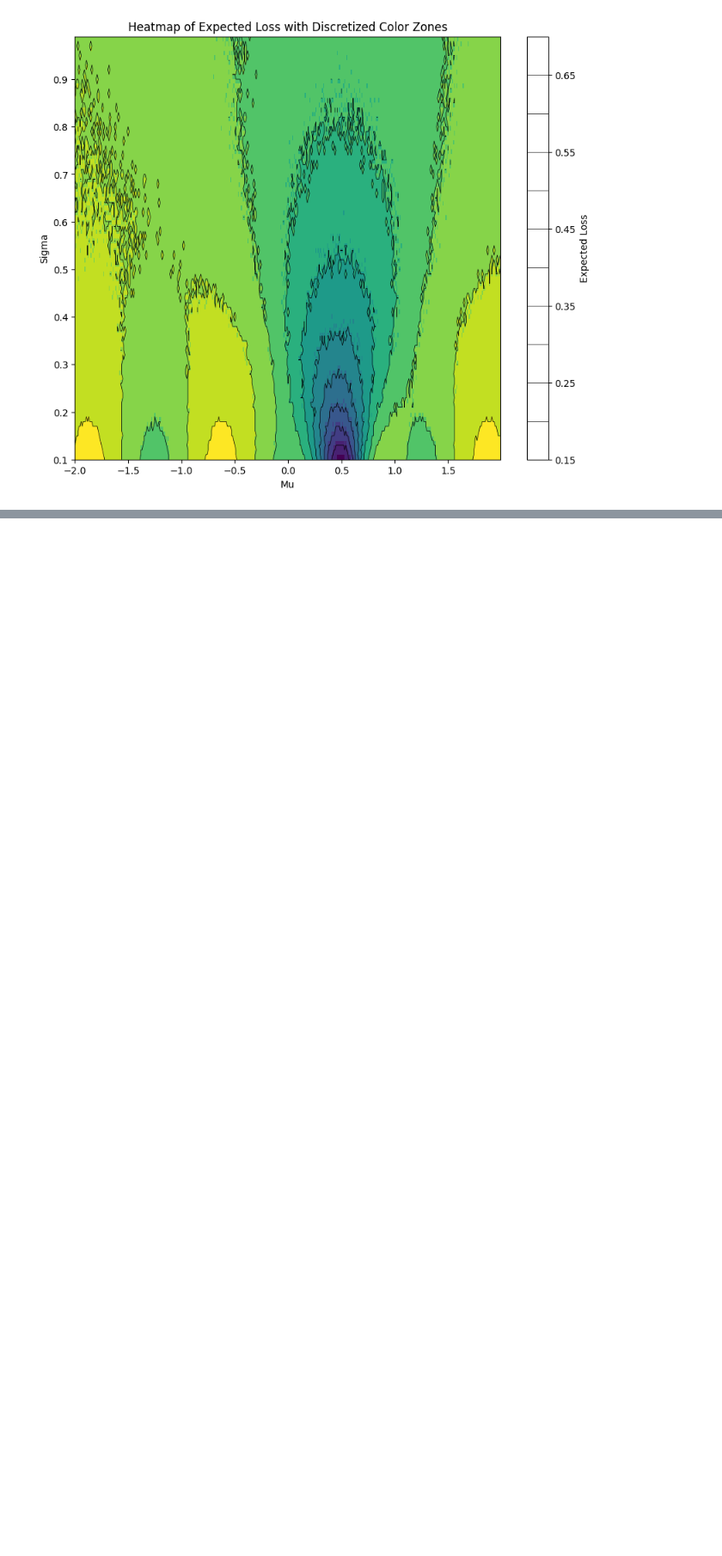
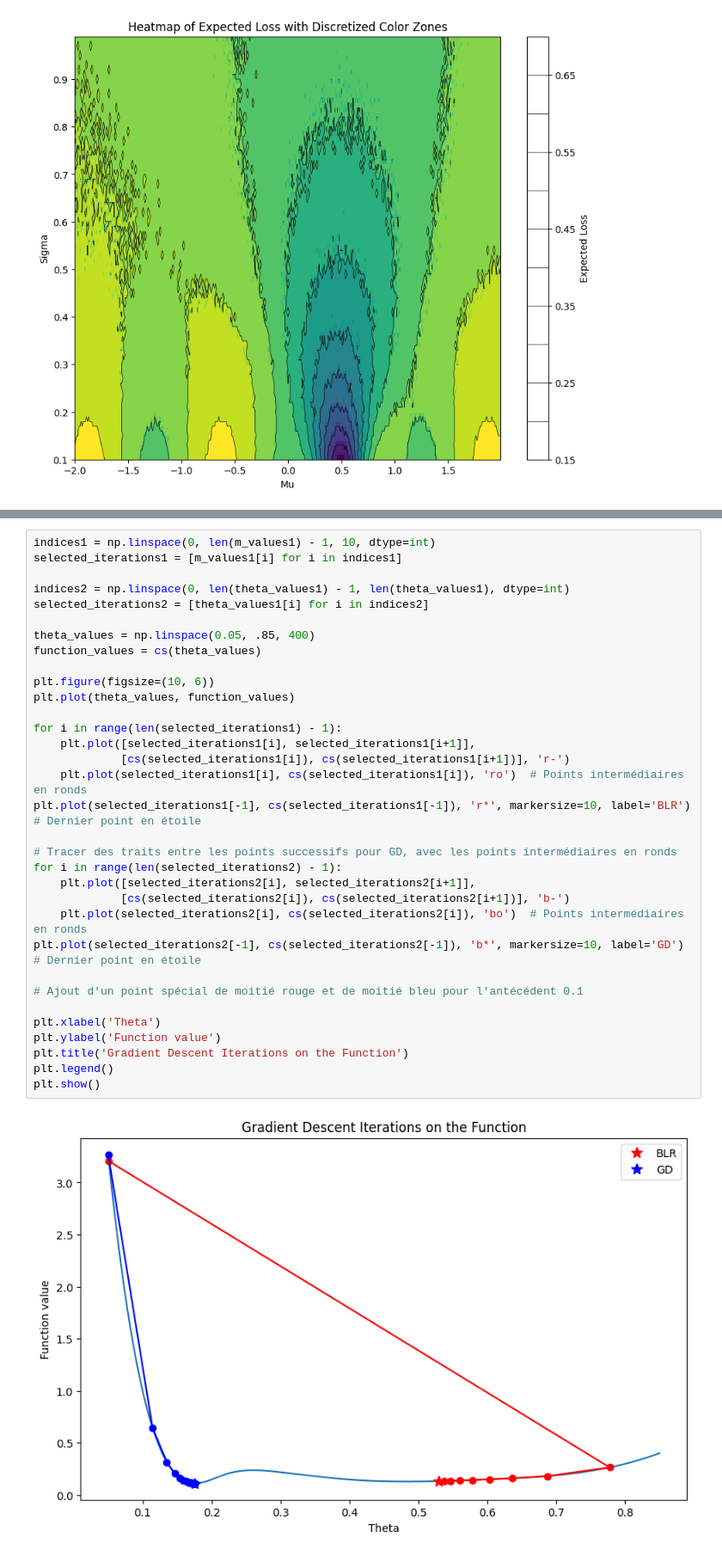
Before and after one commit to HipPilchen/bayesian_learning_rule, a Jupyter notebook: flat_regions.ipynb, the cells around one changed output, grey strips where cells are left out. Shown: that part at 86% size. Saved outputs shown, nothing was run; the diff lists cells and outputs as text; blank space fills up the shorter version.

```diff
--- a/flat_regions.ipynb
+++ b/flat_regions.ipynb
@@ -64,0 +153,35 @@ plot_loss_landscape_heatmap((-2, 2, 0.01), (0.1, 1, 0.01), custom_loss_function_
+# %%
+indices1 = np.linspace(0, len(m_values1) - 1, 10, dtype=int)
+selected_iterations1 = [m_values1[i] for i in indices1]
+
+indices2 = np.linspace(0, len(theta_values1) - 1, len(theta_values1), dtype=int)
+selected_iterations2 = [theta_values1[i] for i in indices2]
+
+theta_values = np.linspace(0.05, .85, 400)
+function_values = cs(theta_values)
+
+plt.figure(figsize=(10, 6))
+plt.plot(theta_values, function_values)
+
+for i in range(len(selected_iterations1) - 1):
+    plt.plot([selected_iterations1[i], selected_iterations1[i+1]],
+             [cs(selected_iterations1[i]), cs(selected_iterations1[i+1])], 'r-')
+    plt.plot(selected_iterations1[i], cs(selected_iterations1[i]), 'ro')  # Points intermédiaires en ronds
+plt.plot(selected_iterations1[-1], cs(selected_iterations1[-1]), 'r*', markersize=10, label='BLR')  # Dernier point en étoile
+
+# Tracer des traits entre les points successifs pour GD, avec les points intermédiaires en ronds
+for i in range(len(selected_iterations2) - 1):
+    plt.plot([selected_iterations2[i], selected_iterations2[i+1]],
+             [cs(selected_iterations2[i]), cs(selected_iterations2[i+1])], 'b-')
+    plt.plot(selected_iterations2[i], cs(selected_iterations2[i]), 'bo')  # Points intermédiaires en ronds
+plt.plot(selected_iterations2[-1], cs(selected_iterations2[-1]), 'b*', markersize=10, label='GD')  # Dernier point en étoile
+
+# Ajout d'un point spécial de moitié rouge et de moitié bleu pour l'antécédent 0.1
+
+plt.xlabel('Theta')
+plt.ylabel('Function value')
+plt.title('Gradient Descent Iterations on the Function')
+plt.legend()
+plt.show()
+# %% [output]
+[figure, added]
```
Also changed, not shown: parts of 7 cells of this notebook, 11 other files.
